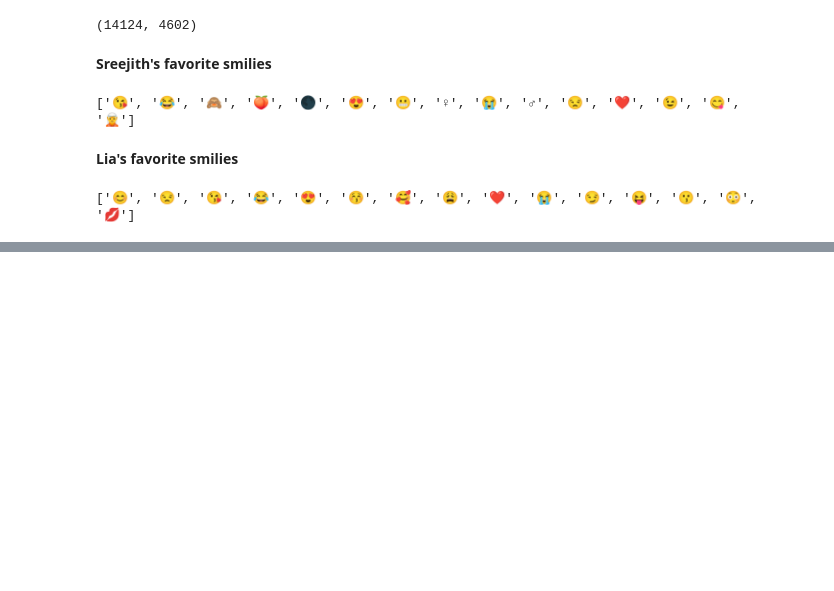
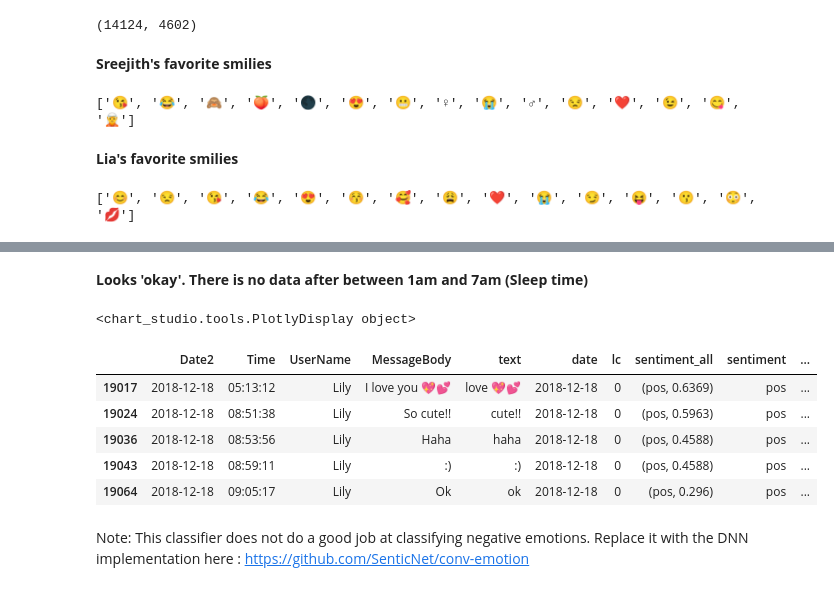
Before and after one commit to srjit/data-visualizations, a Jupyter notebook: gfchat/Lia and Sree Chats - Analysis.ipynb, the cells around one changed output, grey strips where cells are left out. Saved outputs shown, nothing was run; the diff lists cells and outputs as text; code cells hidden in the pictures; blank space fills up the shorter version.

Commit message:
add basic sentiment analysis

```diff
--- a/gfchat/Lia and Sree Chats - Analysis.ipynb
+++ b/gfchat/Lia and Sree Chats - Analysis.ipynb
@@ -264,0 +281,26 @@ emoji_fav_l[:15]
+# %%
+analyser = SentimentIntensityAnalyzer()
+
+
+def get_sentiment2(text):
+    scores = analyser.polarity_scores(text)
+    sentiment = None
+    if scores['neg'] > scores['pos']:
+        if scores['neg'] > scores['neu']:
+            sentiment = 'neg'
+        else:
+            sentiment = 'neu'
+    else:
+        if scores['pos'] > scores['neu']:
+            sentiment = 'pos'
+        else:
+            sentiment = 'neu'
+    return (sentiment, scores['compound'])
+# %%
+sree["sentiment_all"] = sree["MessageBody"].progress_apply(lambda x: get_sentiment2(x))
+lily["sentiment_all"] = lily["MessageBody"].progress_apply(lambda x: get_sentiment2(x))
+# %%
+sree["sentiment"] = sree["sentiment_all"].progress_apply(lambda x: x[0])
+sree["sentiment_score"] = sree["sentiment_all"].progress_apply(lambda x: x[1])
+lily["sentiment"] = lily["sentiment_all"].progress_apply(lambda x: x[0])
+lily["sentiment_score"] = lily["sentiment_all"].progress_apply(lambda x: x[1])
@@ -264,0 +344,11 @@ emoji_fav_l[:15]
+# %%
+sree["date_"] = sree.apply(lambda x: x["Date2"] + " " + x["Time"], axis=1)
+sree["full_date"] = pd.to_datetime(sree["date_"])
+sree["hour"] = sree.full_date.dt.hour
+#sree_neg["date_and_hour"] = sree_neg.apply(lambda x: x["Date2"] + " " + str(x["hour"]), axis=1)
+
+
+lily["date_"] = lily.apply(lambda x: x["Date2"] + " " + x["Time"], axis=1)
+lily["full_date"] = pd.to_datetime(lily["date_"])
+lily["hour"] = lily.full_date.dt.hour
+#lily_neg["date_and_hour"] = lily_neg.apply(lambda x: x["Date2"] + " " + str(x["hour"]), axis=1)
@@ -264,0 +384,39 @@ emoji_fav_l[:15]
+# %% [markdown]
+__Looks 'okay'. There is no data after between 1am and 7am (Sleep time)__
+# %%
+data3 = [
+    go.Heatmap(
+        z=lily_day_hour_grouped['score'],
+        x=lily_day_hour_grouped['Date2'],
+        y=lily_day_hour_grouped['hour'],
+        colorscale='Jet',
+    )
+]
+
+layout3 = go.Layout(
+    title="Lia's Mean Hourly Message Sentiment",
+    xaxis = dict(ticks='', nticks=36),
+    yaxis = dict(ticks='' )
+)
+
+fig = go.Figure(data=data3, layout=layout3)
+py.iplot(fig, filename='datetime-heatmap')
+
+
+# Red is Positive Sentiment
+# Green is Neutral Sentiment
+# Blue end is Negative Sentiment
+# %% [output]
+<chart_studio.tools.PlotlyDisplay object>
+# %%
+lily[(lily.Date2 == "2018-12-18") & (lily.sentiment_score > 0) & (lily.sentiment == 'pos')][:5]
+# %% [output]
+|  | Date2 | Time | UserName | MessageBody | text | date | lc | sentiment_all | sentiment | ... |
+| 19017 | 2018-12-18 | 05:13:12 | Lily | I love you 💖💕 | love 💖💕 | 2018-12-18 | 0 | (pos, 0.6369) | pos | ... |
+| 19024 | 2018-12-18 | 08:51:38 | Lily | So cute!! | cute!! | 2018-12-18 | 0 | (pos, 0.5963) | pos | ... |
+| 19036 | 2018-12-18 | 08:53:56 | Lily | Haha | haha | 2018-12-18 | 0 | (pos, 0.4588) | pos | ... |
+| 19043 | 2018-12-18 | 08:59:11 | Lily | :) | :) | 2018-12-18 | 0 | (pos, 0.4588) | pos | ... |
+| 19064 | 2018-12-18 | 09:05:17 | Lily | Ok | ok | 2018-12-18 | 0 | (pos, 0.296) | pos | ... |
+# %% [markdown]
+Note: This classifier does not do a good job at classifying negative emotions.
+      Replace it with the DNN implementation here : https://github.com/SenticNet/conv-emotion
```
Also changed, not shown: parts of 16 cells of this notebook.
